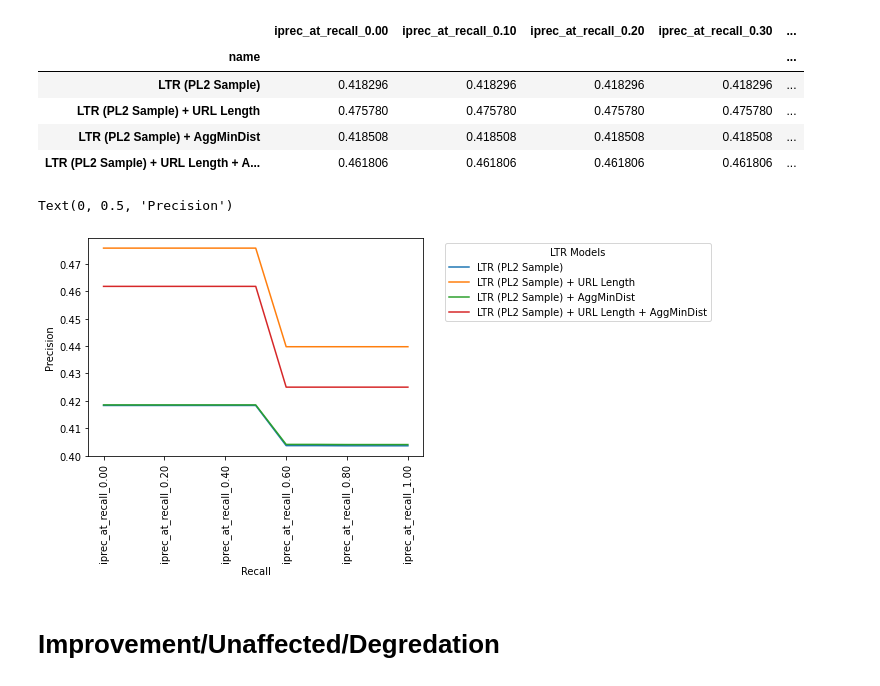
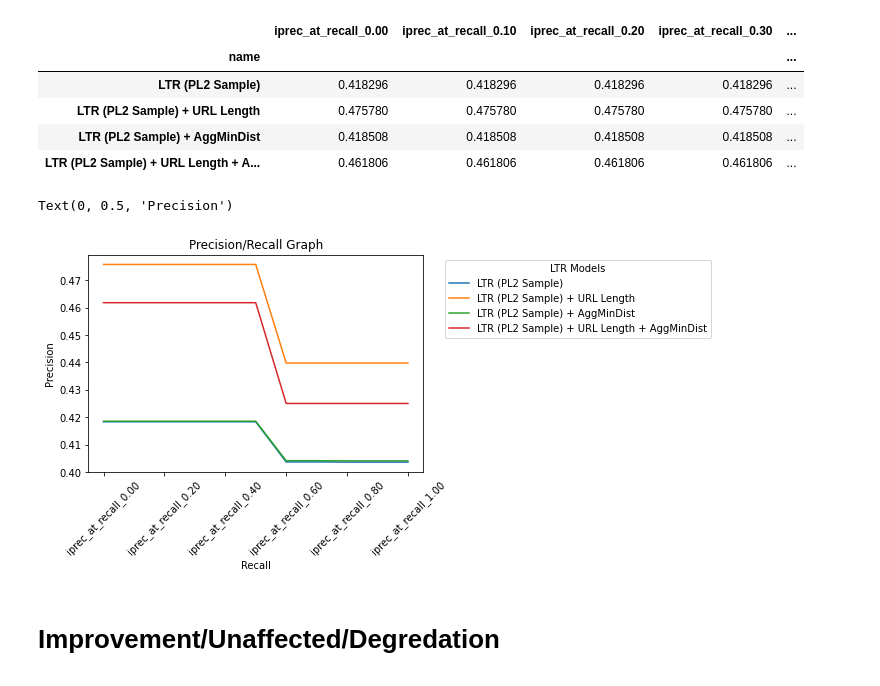
Before and after one commit to podyssea/InformationRetrieval, a Jupyter notebook: InformationRetrievalExercise2_2210049p.ipynb, the cells around one changed output. Saved outputs shown, nothing was run; the diff lists cells and outputs as text; code cells hidden in the pictures.

```diff
--- a/InformationRetrievalExercise2_2210049p.ipynb
+++ b/InformationRetrievalExercise2_2210049p.ipynb
@@ -553,14 +553,15 @@ iprec_at_recall
 # %%
 import matplotlib.pyplot as plt
 
 # iprec_at_recall.set_index('name', inplace=True)
-iprec_at_recall.T.plot(rot=90)
+iprec_at_recall.T.plot(rot=45)
 plt.legend(title='LTR Models', bbox_to_anchor=(1.05, 1), loc='upper left')
+plt.title("Precision/Recall Graph")
 plt.xlabel("Recall")
 plt.ylabel("Precision")
 # %% [output]
 Text(0, 0.5, 'Precision')
-[figure, old version]
+[figure, new version]
 # %% [markdown]
 # Improvement/Unaffected/Degredation
 # %%
```
Also changed, not shown: parts of 6 cells of this notebook.
